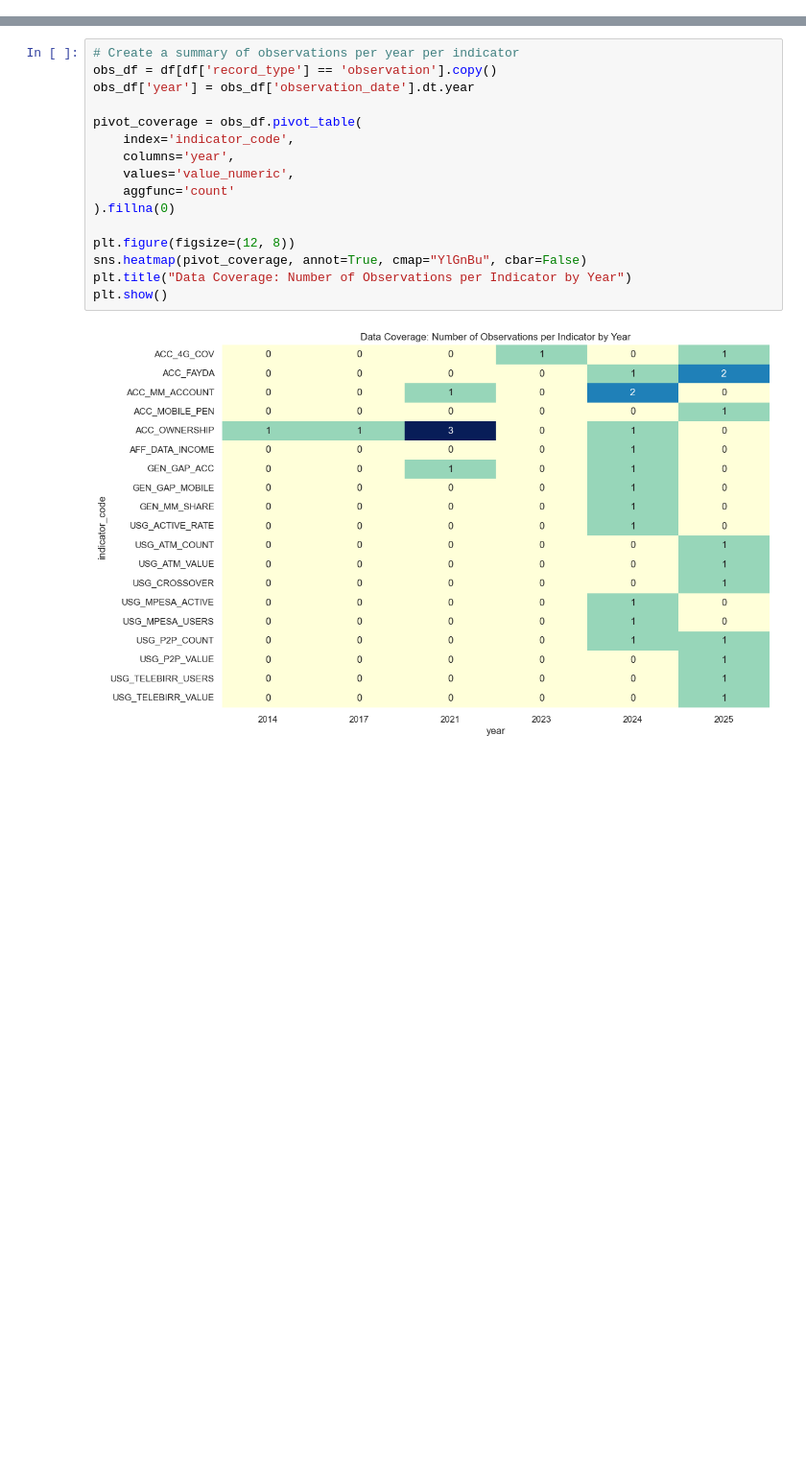
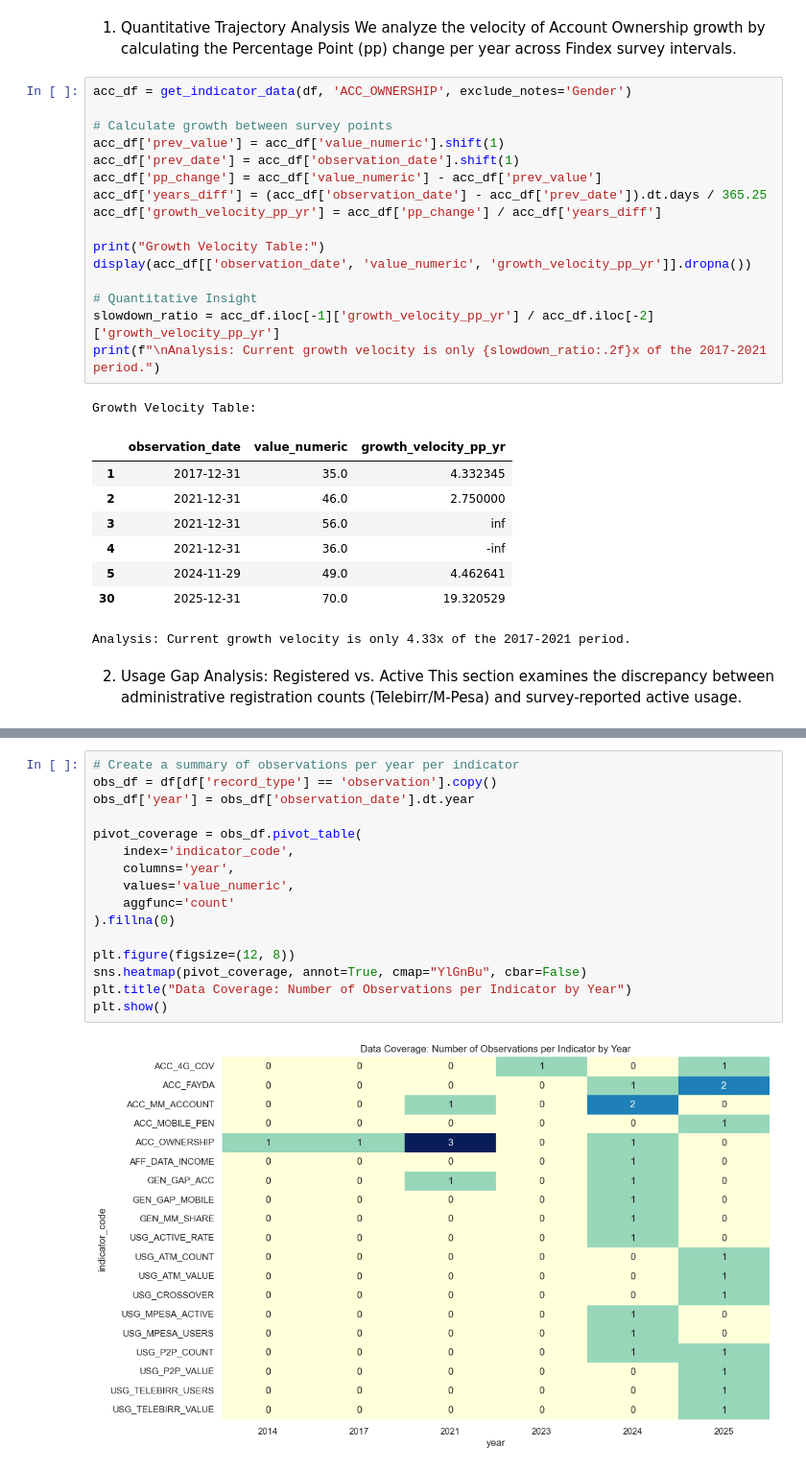
Before and after one commit to Yodahe2021/ethiopia-fi-forecast, a Jupyter notebook: notebooks/02_exploratory_analysis.ipynb, the cells around one changed output, grey strips where cells are left out. Shown at 96% size. Saved outputs shown, nothing was run; the diff lists cells and outputs as text; blank space fills up the shorter version.

Commit message:
Refactor exploratory analysis notebook: enhance data loading and processing functions, improve error handling, and streamline analysis sections for clarity and efficiency.

```diff
--- a/notebooks/02_exploratory_analysis.ipynb
+++ b/notebooks/02_exploratory_analysis.ipynb
@@ -16,0 +47,32 @@ sns.set_theme(style="whitegrid")
+# %% [markdown]
+1. Quantitative Trajectory Analysis
+We analyze the velocity of Account Ownership growth by calculating the Percentage Point (pp) change per year across Findex survey intervals.
+# %%
+acc_df = get_indicator_data(df, 'ACC_OWNERSHIP', exclude_notes='Gender')
+
+# Calculate growth between survey points
+acc_df['prev_value'] = acc_df['value_numeric'].shift(1)
+acc_df['prev_date'] = acc_df['observation_date'].shift(1)
+acc_df['pp_change'] = acc_df['value_numeric'] - acc_df['prev_value']
+acc_df['years_diff'] = (acc_df['observation_date'] - acc_df['prev_date']).dt.days / 365.25
+acc_df['growth_velocity_pp_yr'] = acc_df['pp_change'] / acc_df['years_diff']
+
+print("Growth Velocity Table:")
+display(acc_df[['observation_date', 'value_numeric', 'growth_velocity_pp_yr']].dropna())
+
+# Quantitative Insight
+slowdown_ratio = acc_df.iloc[-1]['growth_velocity_pp_yr'] / acc_df.iloc[-2]['growth_velocity_pp_yr']
+print(f"\nAnalysis: Current growth velocity is only {slowdown_ratio:.2f}x of the 2017-2021 period.")
+# %% [output]
+Growth Velocity Table:
+|  | observation_date | value_numeric | growth_velocity_pp_yr |
+| 1 | 2017-12-31 | 35.0 | 4.332345 |
+| 2 | 2021-12-31 | 46.0 | 2.750000 |
+| 3 | 2021-12-31 | 56.0 | inf |
+| 4 | 2021-12-31 | 36.0 | -inf |
+| 5 | 2024-11-29 | 49.0 | 4.462641 |
+| 30 | 2025-12-31 | 70.0 | 19.320529 |
+Analysis: Current growth velocity is only 4.33x of the 2017-2021 period.
+# %% [markdown]
+2. Usage Gap Analysis: Registered vs. Active
+This section examines the discrepancy between administrative registration counts (Telebirr/M-Pesa) and survey-reported active usage.
```
Also changed, not shown: parts of 3 cells of this notebook.
